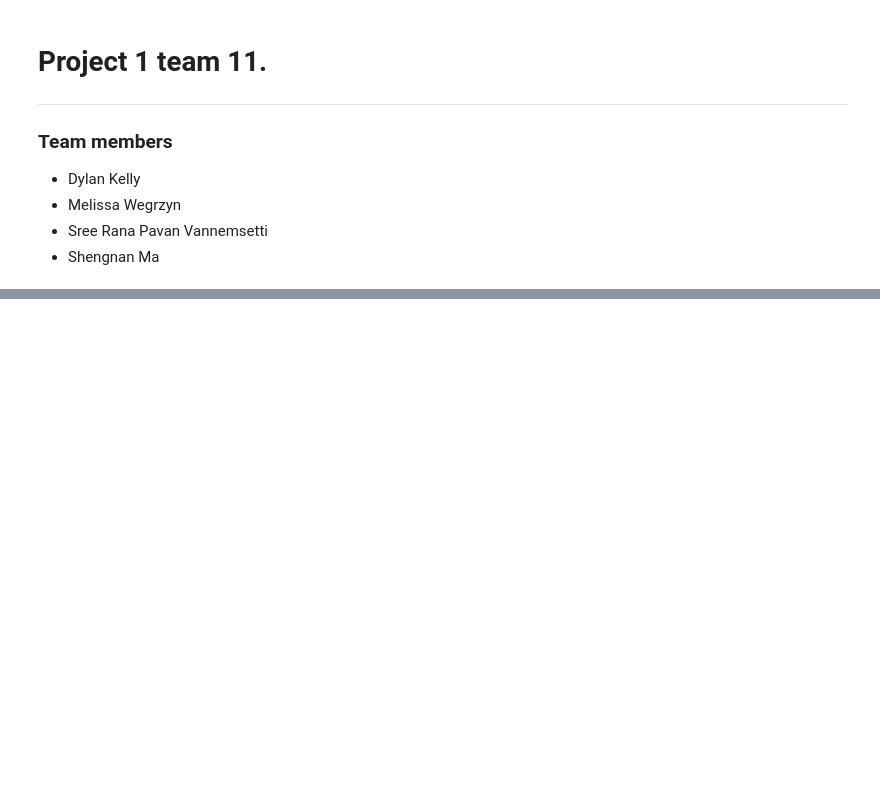
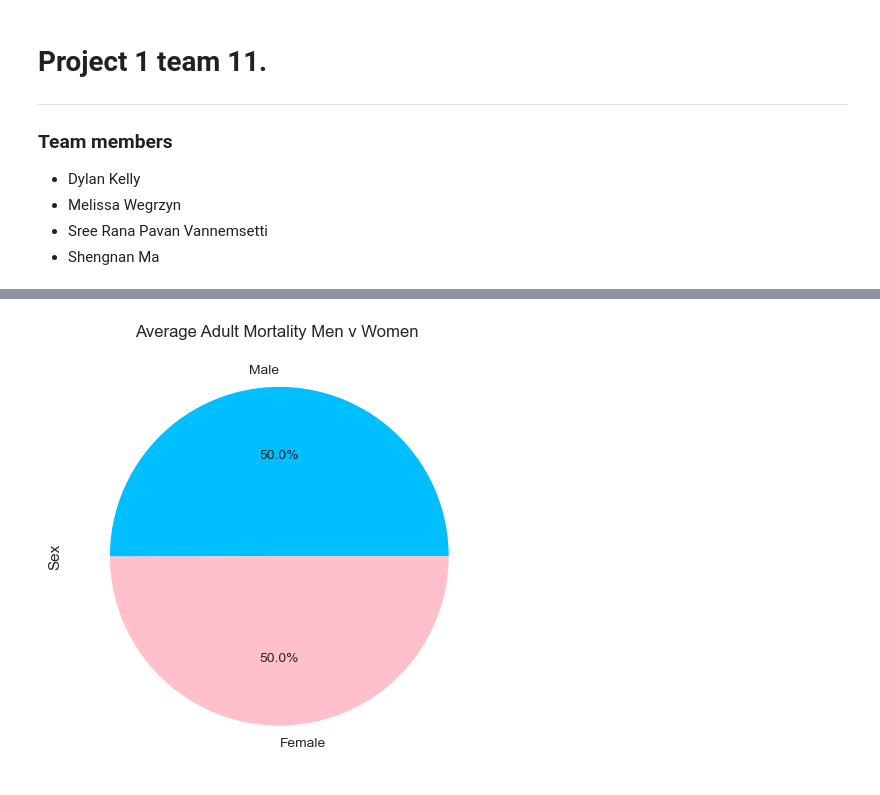
Before and after one commit to msncn/scs-pj1-team11, a Jupyter notebook: pj1_team11.ipynb, the cells around one changed output, grey strips where cells are left out. Saved outputs shown, nothing was run; the diff lists cells and outputs as text; code cells hidden in the pictures; blank space fills up the shorter version.

```diff
--- a/pj1_team11.ipynb
+++ b/pj1_team11.ipynb
@@ -38,0 +228,16 @@ life_expectency.head()
+# %%
+# Average Adult Mortality Male v Female Globalley (2000 - 2015)
+
+avg_Women_am = part_one_df["Average Adult Mortality Women"].mean()
+avg_men_am = part_one_df["Average Adult Mortality Men"].mean()
+
+labels = ["Male","Female"]
+value = [avg_men_am,avg_Women_am]
+gender_colours = ["deepskyblue","pink"]
+
+plt.pie(value,labels = labels,colors=gender_colours,autopct="%1.1f%%")
+plt.ylabel("Sex")
+plt.title("Average Adult Mortality Men v Women ")
+plt.show()
+# %% [output]
+[figure, added]
```
Also changed, not shown: parts of 16 cells of this notebook.
